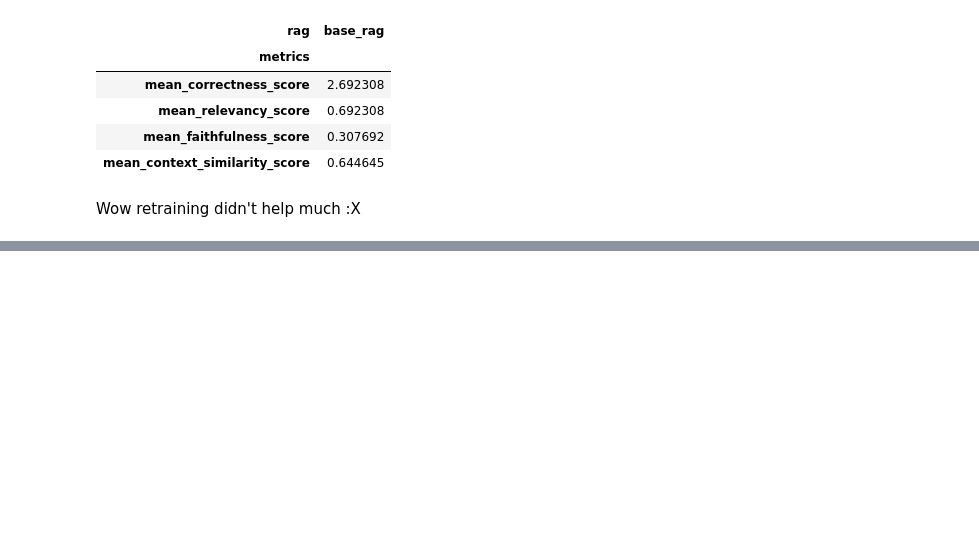
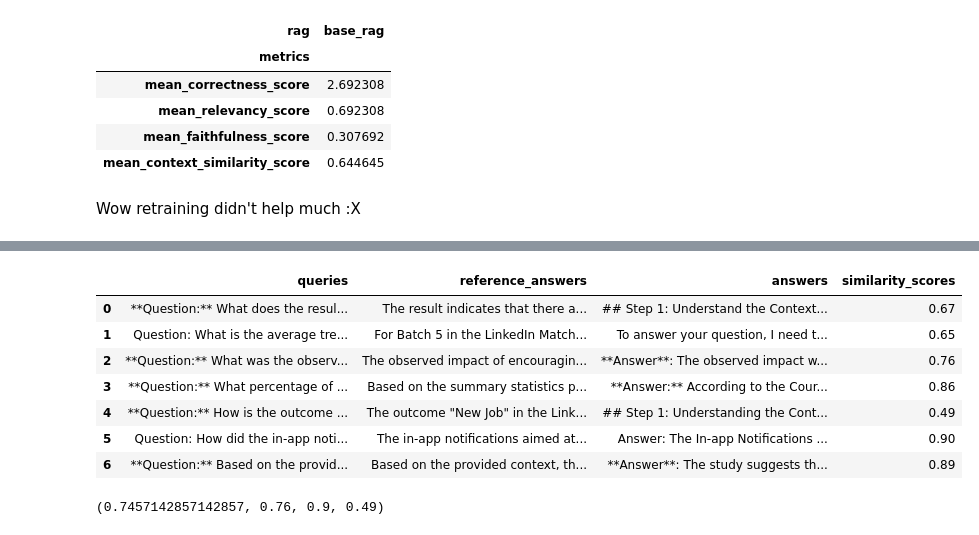
Before and after one commit to tituslhy/ideal-palm-tree, a Jupyter notebook: notebooks/finetune_llama32_1bn.ipynb, the cells around one changed output, grey strips where cells are left out. Drawn from its saved outputs; the diff is of its cells as text; code cells hidden in the pictures; blank space fills up the shorter version.

```diff
--- a/notebooks/finetune_llama32_1bn.ipynb
+++ b/notebooks/finetune_llama32_1bn.ipynb
@@ -404,0 +440,6 @@ Wow retraining didn't help much :X
+# %%
+queries = [df.iloc[i]['query'] for i in range(len(df)) if "Question" in df.iloc[i]['query']]
+references = [df.iloc[i]['reference_answer'] for i in range(len(df)) if "Question" in df.iloc[i]['query']]
+# %%
+df_answers = pd.DataFrame({'queries': queries, 'reference_answers': references})
+df_answers
@@ -404,0 +455,14 @@ Wow retraining didn't help much :X
+# %%
+from llama_index.core.evaluation import SemanticSimilarityEvaluator
+
+evaluator = SemanticSimilarityEvaluator(
+    similarity_threshold=0.5,
+    embed_model=embed_model
+)
+
+def validate_context_and_answer(example, pred, trace=None):
+    result = evaluator.evaluate(
+        response = pred.answer,
+        reference = example.answer
+    )
+    return result.passing
@@ -404,0 +472,31 @@ Wow retraining didn't help much :X
+# %%
+from tqdm import tqdm
+
+answers, similarity_scores = [], []
+for idx, (query, reference) in tqdm(df_answers.iterrows()):
+    answer = llm.complete(query)
+    answers.append(str(answer))
+
+    similarity_score = evaluator.evaluate(
+        response = str(answer),
+        reference = reference
+    )
+    similarity_scores.append(round(similarity_score.score, 2))
+
+df_answers['answers'] = answers
+df_answers['similarity_scores'] = similarity_scores
+# %%
+df_answers
+# %% [output]
+|  | queries | reference_answers | answers | similarity_scores |
+| 0 | **Question:** What does the resul... | The result indicates that there a... | ## Step 1: Understand the Context... | 0.67 |
+| 1 | Question: What is the average tre... | For Batch 5 in the LinkedIn Match... | To answer your question, I need t... | 0.65 |
+| 2 | **Question:** What was the observ... | The observed impact of encouragin... | **Answer**: The observed impact w... | 0.76 |
+| 3 | **Question:** What percentage of ... | Based on the summary statistics p... | **Answer:** According to the Cour... | 0.86 |
+| 4 | **Question:** How is the outcome ... | The outcome "New Job" in the Link... | ## Step 1: Understanding the Cont... | 0.49 |
+| 5 | Question: How did the in-app noti... | The in-app notifications aimed at... | Answer: The In-app Notifications ... | 0.90 |
+| 6 | **Question:** Based on the provid... | Based on the provided context, th... | **Answer**: The study suggests th... | 0.89 |
+# %%
+df_answers['similarity_scores'].mean(), df_answers['similarity_scores'].median(), df_answers['similarity_scores'].max(), df_answers['similarity_scores'].min()
+# %% [output]
+(0.7457142857142857, 0.76, 0.9, 0.49)
```
Also changed, not shown: parts of 25 cells of this notebook.
